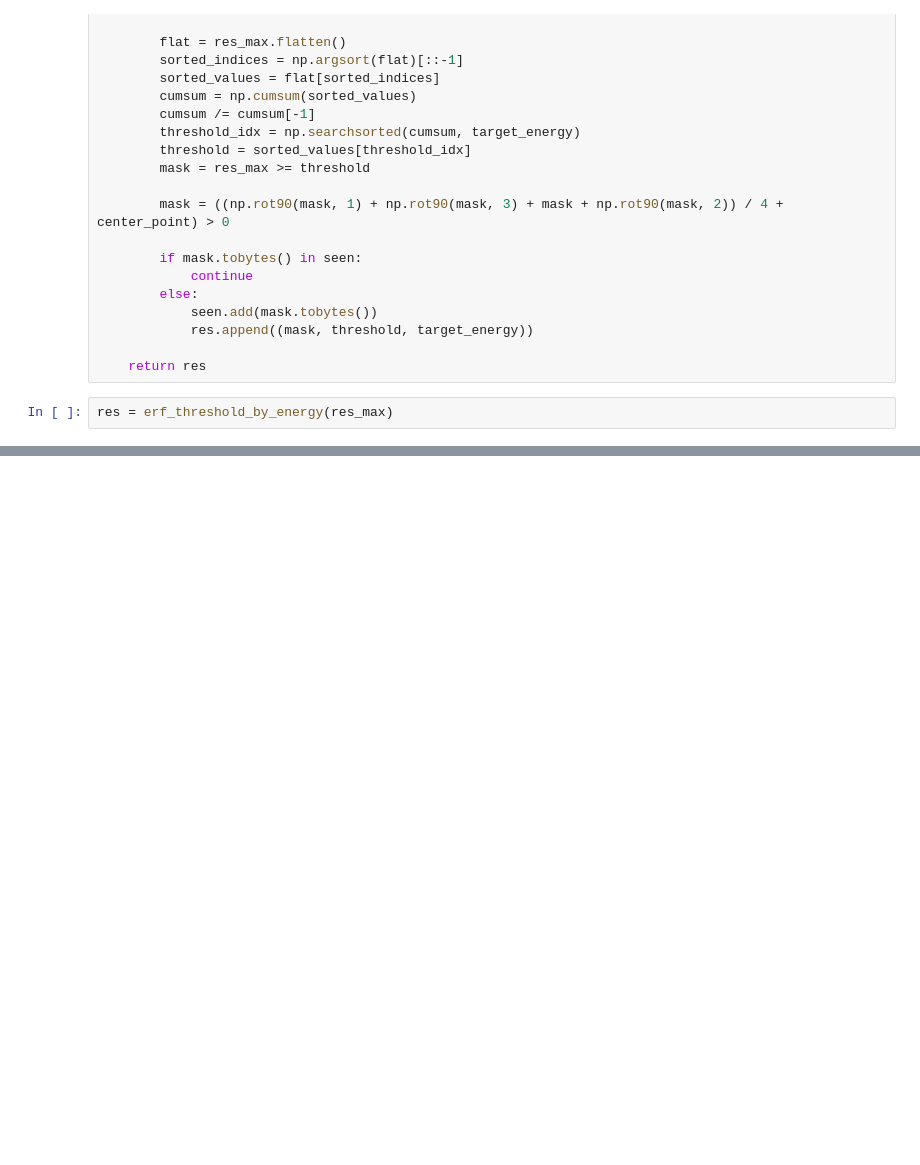
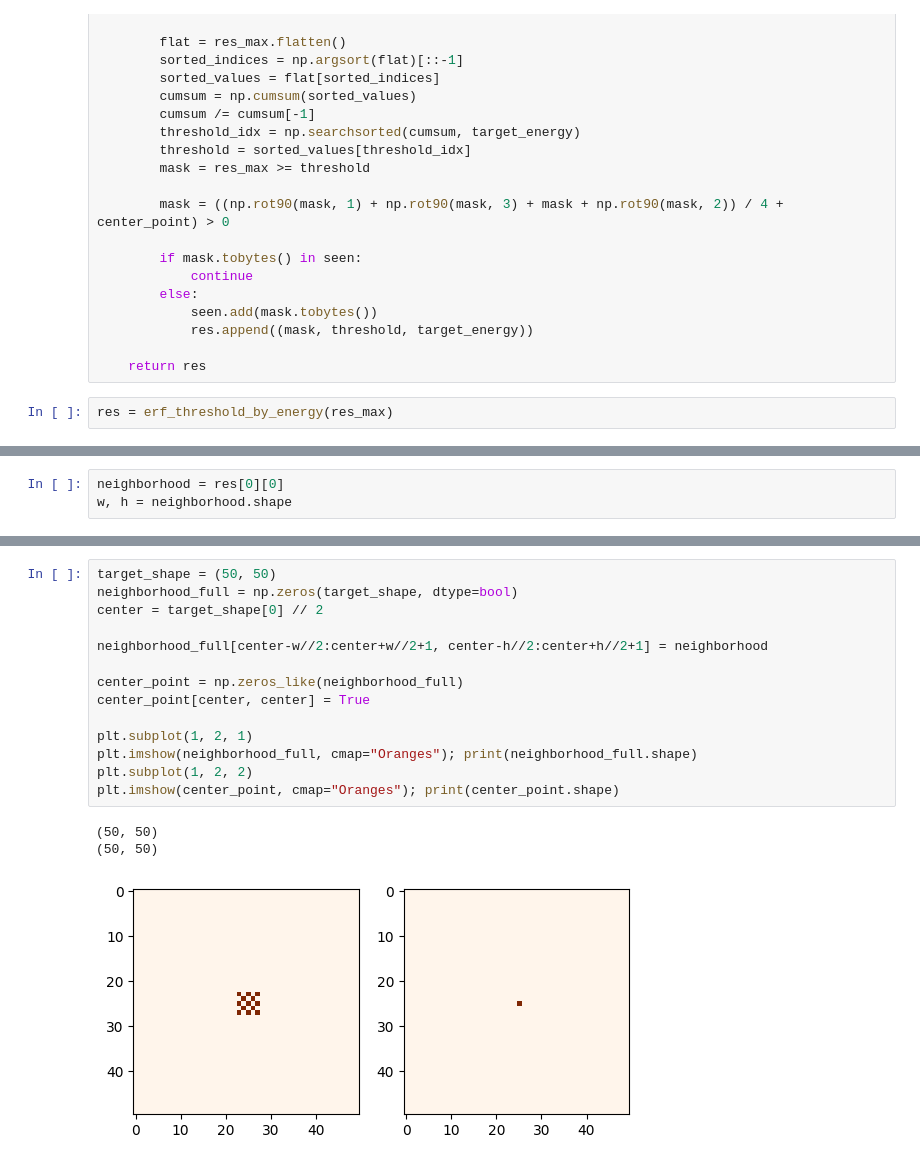
Before and after one commit to hrjtju/BIMSA, a Jupyter notebook: predictor_life_simple/notebooks/check_erf.ipynb, the cells around one changed output, grey strips where cells are left out. Saved outputs shown, nothing was run; the diff lists cells and outputs as text; blank space fills up the shorter version.

```diff
--- a/predictor_life_simple/notebooks/check_erf.ipynb
+++ b/predictor_life_simple/notebooks/check_erf.ipynb
@@ -229,0 +233,3 @@ plt.show()
+# %%
+neighborhood = res[0][0]
+w, h = neighborhood.shape
@@ -229,0 +246,18 @@ plt.show()
+# %%
+target_shape = (50, 50)
+neighborhood_full = np.zeros(target_shape, dtype=bool)
+center = target_shape[0] // 2
+
+neighborhood_full[center-w//2:center+w//2+1, center-h//2:center+h//2+1] = neighborhood
+
+center_point = np.zeros_like(neighborhood_full)
+center_point[center, center] = True
+
+plt.subplot(1, 2, 1)
+plt.imshow(neighborhood_full, cmap="Oranges"); print(neighborhood_full.shape)
+plt.subplot(1, 2, 2)
+plt.imshow(center_point, cmap="Oranges"); print(center_point.shape)
+# %% [output]
+(50, 50)
+(50, 50)
+[figure, added]
```
Also changed, not shown: parts of 13 cells of this notebook, 23 other files.
